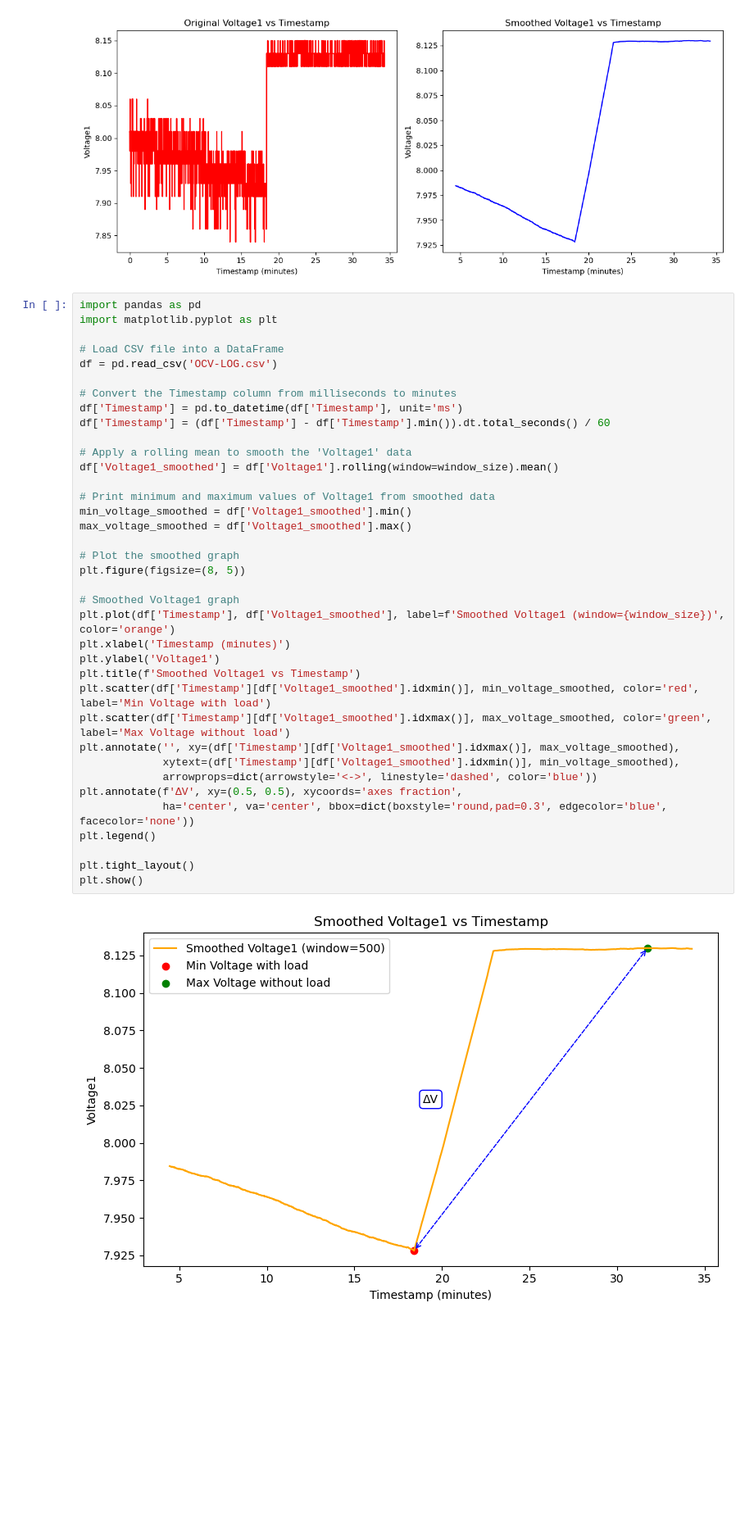
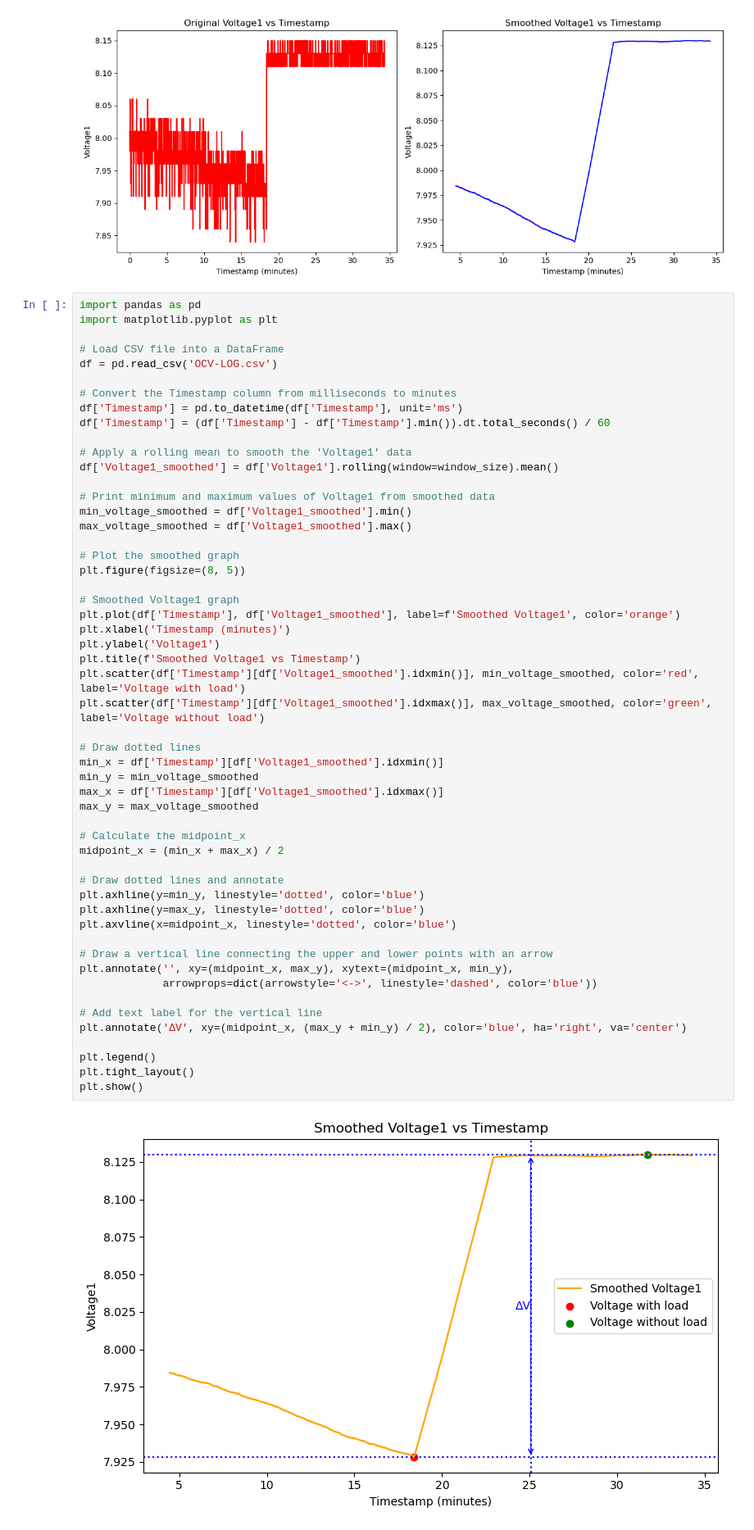
Before and after one commit to Sundeep-D/Battery-management-System-Labs, a Jupyter notebook: Labs/Lab04/OCV Curve/OCV Curve.ipynb, the cells around one changed output. Shown: that part at 82% size. Cells and saved outputs as stored; diff of their text form; blank space fills up the shorter version.

```diff
--- a/Labs/Lab04/OCV Curve/OCV Curve.ipynb
+++ b/Labs/Lab04/OCV Curve/OCV Curve.ipynb
@@ -41,42 +41,58 @@ plt.show()
 # %%
 import pandas as pd
 import matplotlib.pyplot as plt
 
 # Load CSV file into a DataFrame
 df = pd.read_csv('OCV-LOG.csv')
 
 # Convert the Timestamp column from milliseconds to minutes
 df['Timestamp'] = pd.to_datetime(df['Timestamp'], unit='ms')
 df['Timestamp'] = (df['Timestamp'] - df['Timestamp'].min()).dt.total_seconds() / 60
 
 # Apply a rolling mean to smooth the 'Voltage1' data
 df['Voltage1_smoothed'] = df['Voltage1'].rolling(window=window_size).mean()
 
 # Print minimum and maximum values of Voltage1 from smoothed data
 min_voltage_smoothed = df['Voltage1_smoothed'].min()
 max_voltage_smoothed = df['Voltage1_smoothed'].max()
 
 # Plot the smoothed graph
 plt.figure(figsize=(8, 5))
 
 # Smoothed Voltage1 graph
-plt.plot(df['Timestamp'], df['Voltage1_smoothed'], label=f'Smoothed Voltage1 (window={window_size})', color='orange')
+plt.plot(df['Timestamp'], df['Voltage1_smoothed'], label=f'Smoothed Voltage1', color='orange')
 plt.xlabel('Timestamp (minutes)')
 plt.ylabel('Voltage1')
 plt.title(f'Smoothed Voltage1 vs Timestamp')
-plt.scatter(df['Timestamp'][df['Voltage1_smoothed'].idxmin()], min_voltage_smoothed, color='red', label='Min Voltage with load')
-plt.scatter(df['Timestamp'][df['Voltage1_smoothed'].idxmax()], max_voltage_smoothed, color='green', label='Max Voltage without load')
-plt.annotate('', xy=(df['Timestamp'][df['Voltage1_smoothed'].idxmax()], max_voltage_smoothed),
-             xytext=(df['Timestamp'][df['Voltage1_smoothed'].idxmin()], min_voltage_smoothed),
+plt.scatter(df['Timestamp'][df['Voltage1_smoothed'].idxmin()], min_voltage_smoothed, color='red', label='Voltage with load')
+plt.scatter(df['Timestamp'][df['Voltage1_smoothed'].idxmax()], max_voltage_smoothed, color='green', label='Voltage without load')
+
+# Draw dotted lines
+min_x = df['Timestamp'][df['Voltage1_smoothed'].idxmin()]
+min_y = min_voltage_smoothed
+max_x = df['Timestamp'][df['Voltage1_smoothed'].idxmax()]
+max_y = max_voltage_smoothed
+
+# Calculate the midpoint_x
+midpoint_x = (min_x + max_x) / 2
+
+# Draw dotted lines and annotate
+plt.axhline(y=min_y, linestyle='dotted', color='blue')
+plt.axhline(y=max_y, linestyle='dotted', color='blue')
+plt.axvline(x=midpoint_x, linestyle='dotted', color='blue')
+
+# Draw a vertical line connecting the upper and lower points with an arrow
+plt.annotate('', xy=(midpoint_x, max_y), xytext=(midpoint_x, min_y),
              arrowprops=dict(arrowstyle='<->', linestyle='dashed', color='blue'))
-plt.annotate(f'ΔV', xy=(0.5, 0.5), xycoords='axes fraction',
-             ha='center', va='center', bbox=dict(boxstyle='round,pad=0.3', edgecolor='blue', facecolor='none'))
+
+# Add text label for the vertical line
+plt.annotate('ΔV', xy=(midpoint_x, (max_y + min_y) / 2), color='blue', ha='right', va='center')
+
 plt.legend()
-
 plt.tight_layout()
 plt.show()
 # %% [output]
-[figure, old version]
+[figure, new version]
 # %% [markdown]
 # Calculate Voltage Drop ∆V
 
```
Also changed, not shown: parts of 3 cells of this notebook, 1 other file.
